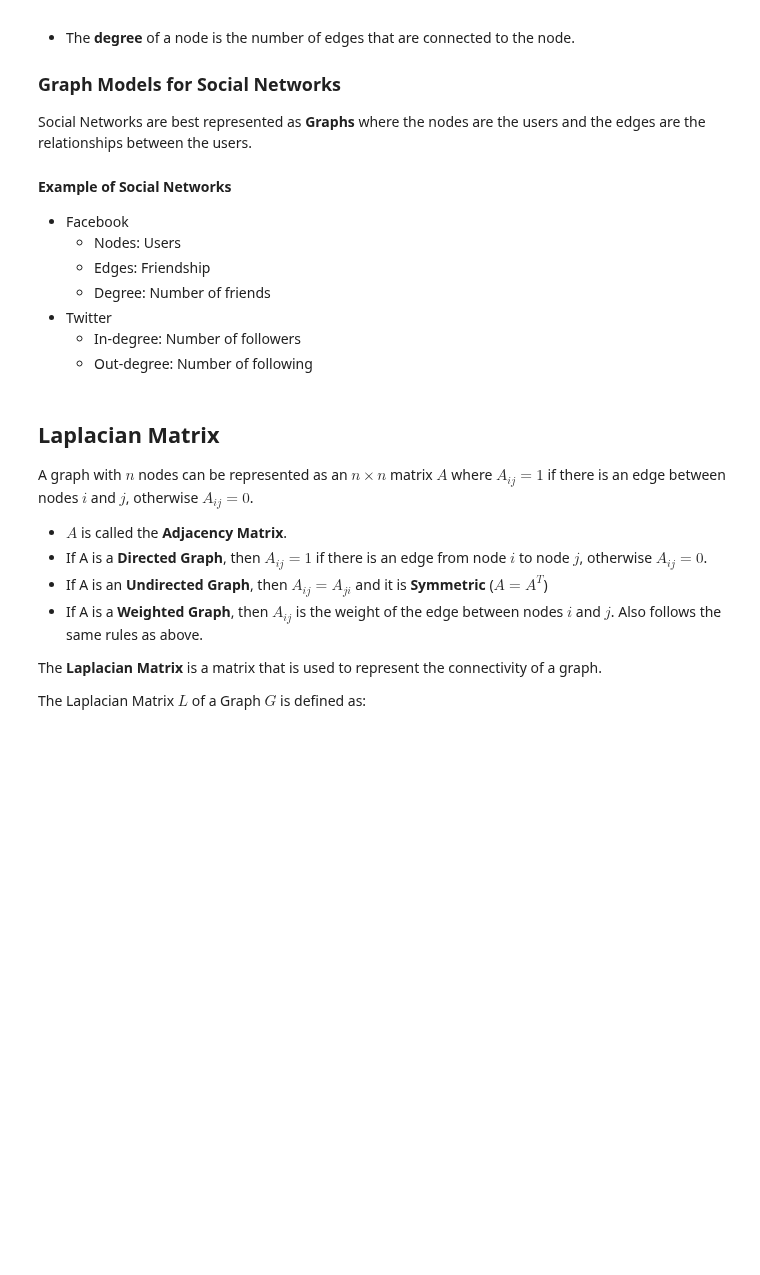
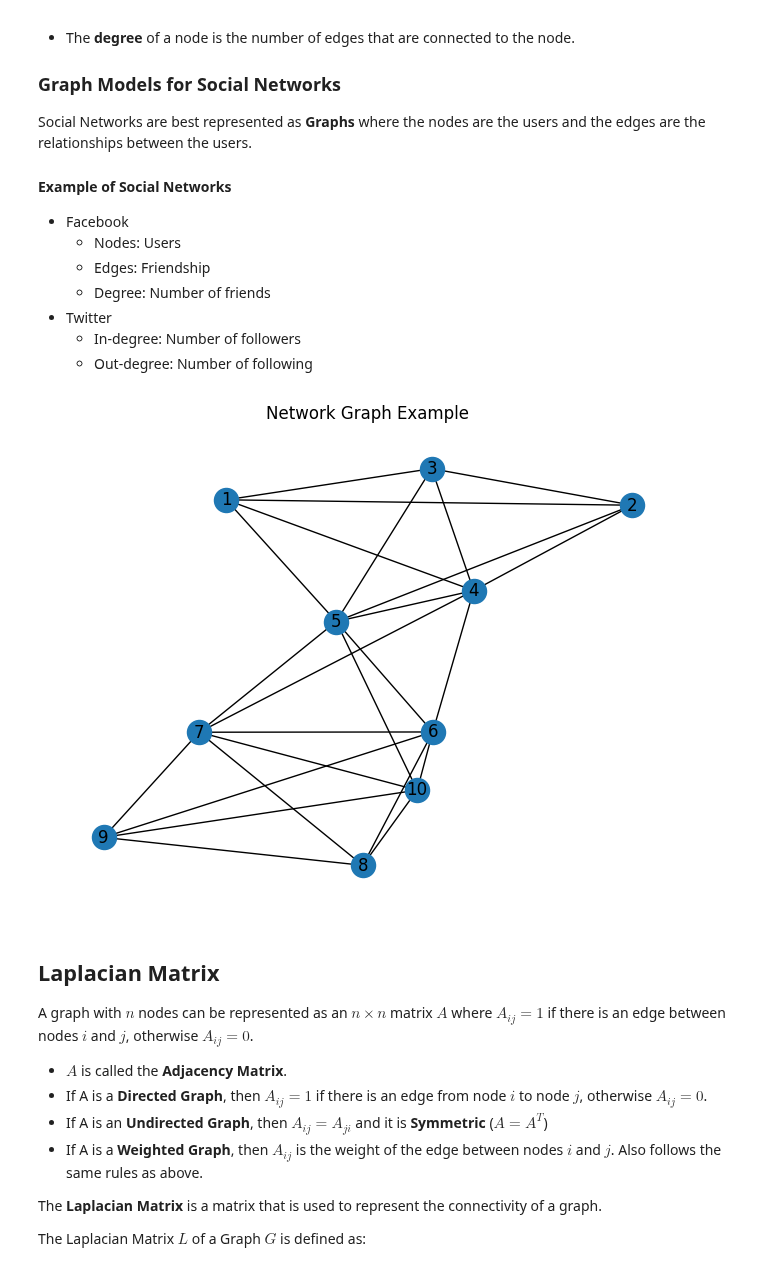
Before and after one commit to punitarani/MAT-494, a Jupyter notebook: 4.1 Network Analysis Introduction.ipynb, the cells around one changed output. Drawn from its saved outputs; the diff is of its cells as text; code cells hidden in the pictures; blank space fills up the shorter version.

Commit message:
Add Network Graph example

```diff
--- a/4.1 Network Analysis Introduction.ipynb
+++ b/4.1 Network Analysis Introduction.ipynb
@@ -51,6 +54,31 @@ Social Networks are best represented as **Graphs** where the nodes are the users
 - Twitter
   - In-degree: Number of followers
   - Out-degree: Number of following
+# %%
+G = nx.Graph()
+
+# Create 10 nodes
+G.add_nodes_from([1, 2, 3, 4, 5, 6, 7, 8, 9, 10])
+
+# Randomly connect the nodes
+G.add_edges_from([
+    (1, 2), (1, 3), (1, 4), (1, 5),
+    (2, 3), (2, 4), (2, 5),
+    (3, 4), (3, 5),
+    (4, 5), (4, 6), (4, 7),
+    (5, 6), (5, 7), (5, 10),
+    (6, 7), (6, 8), (6, 9), (6, 10),
+    (7, 8), (7, 9), (7, 10),
+    (8, 9), (8, 10),
+    (9, 10),
+])
+
+# Draw the graph
+nx.draw(G, with_labels=True)
+plt.title("Network Graph Example")
+plt.show()
+# %% [output]
+[figure, added]
 # %% [markdown]
 ## Laplacian Matrix
 
```
Also changed, not shown: parts of 1 cell of this notebook.
